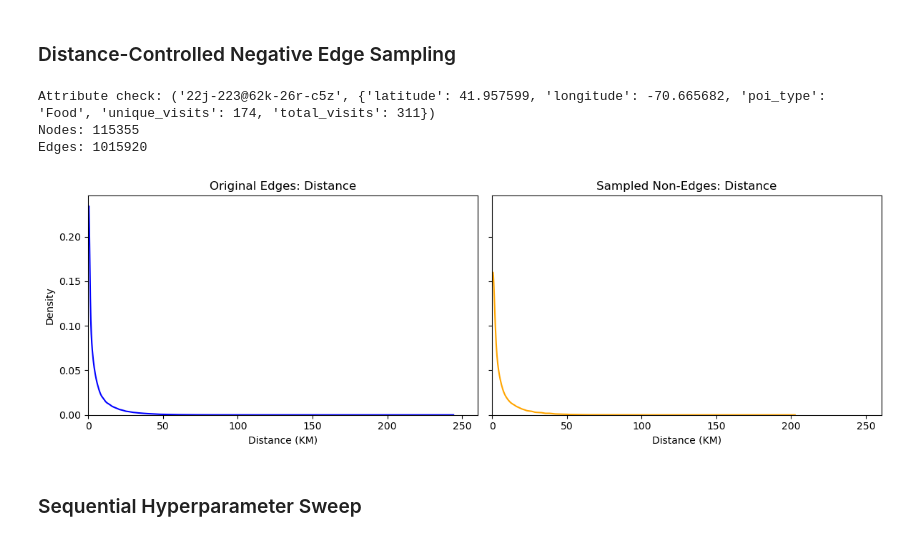
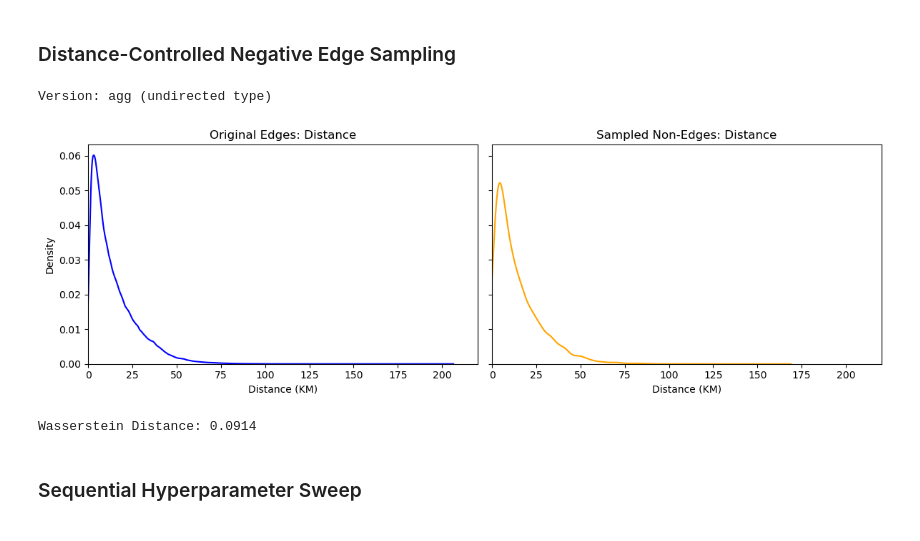
Before and after one commit to caleb-chandler/dependency-link-prediction, a Jupyter notebook: analysis.ipynb, the cells around one changed output. Drawn from its saved outputs; the diff is of its cells as text; code cells hidden in the pictures.

Commit message:
checkpoint before running new tests

```diff
--- a/analysis.ipynb
+++ b/analysis.ipynb
@@ -28,13 +28,15 @@ import esda
 import glob, os, re
 from scipy.stats import ks_2samp
 import math
+from haversine import haversine, Unit
+from scipy.stats import wasserstein_distance
 
 import plotly.io as pio
 pio.renderers.default = "notebook"
 
 seed = 21
 vers = 'agg'
-aggtype = 'dir'
+aggtype = 'undir'
 agg = False
 weight = 'cov'
 
@@ -59,6 +61,9 @@ else:
     print("Invalid version.")
 
 save_dir.mkdir(parents=True, exist_ok=True)
-print(f"Version: {vers} ({aggtype}ected type)")
+if agg:
+    print(f"Version: {vers} ({aggtype}ected type)")
+else:
+    print(f"Version: {vers}")
 print(f'Seed: {seed}')
 # %% [output]
@@ -370,42 +401,53 @@ Score saved.
 # Plots/Verification
 
 from pipeline import distribution_finder, sample_non_edges_dist_controlled, sample_non_edges_agg_stratified, load
+if agg:
+    print(f"Version: {vers} ({aggtype}ected type)")
+else:
+    print(f"Version: {vers}")
 
 # Generate the sample
 if agg == False:
-    G = load(r'data/undir_trials/thresholded_networks/0_network.txt')
+    G = load('data/undir_trials/thresholded_networks/0_network.txt')
     distrs, sets = distribution_finder(G, bins=50)
     dist_distr = distrs[0]
     sample = sample_non_edges_dist_controlled(G, dist_distr, len(list(G.nodes())) // 2)
+    original_distances = list(nx.get_edge_attributes(G, 'DIST_KM').values())
 else:
-    G =
-    sample = sample_non_edges_agg_stratified(G, len(list(G.nodes())) // 2)
-
-original_distances = list(nx.get_edge_attributes(G, 'DIST_KM').values())
+    with open(fpath, 'rb') as f:
+        G = pickle.load(f)
+    distrs, sets = distribution_finder(G, bins=50)
+    dist_distr = distrs[0]
+    sample = sample_non_edges_dist_controlled(G, dist_distr, len(list(G.nodes())) // 2)
+    #sample = sample_non_edges_agg_stratified(G, len(list(G.nodes())) // 2)
+    original_distances = [d for d in nx.get_edge_attributes(G, 'DIST_KM').values()
+                      if d is not None and not math.isnan(d)]
 
 locs = []
 for u, v in sample:
     lat_u, lon_u = G.nodes[u]['latitude'], G.nodes[u]['longitude']
     lat_v, lon_v = G.nodes[v]['latitude'], G.nodes[v]['longitude']
     locs.append((lat_u, lon_u, lat_v, lon_v))
 
 sampled_distances = [haversine((lat1, lon1), (lat2, lon2)) for (lat1, lon1, lat2, lon2) in locs]
 
 fig, axes = plt.subplots(1, 2, figsize=(12, 4), sharex=True, sharey=True)
 pd.Series(original_distances).plot.kde(bw_method='scott', ax=axes[0], title='Original Edges: Distance', color='blue')
 pd.Series(sampled_distances).plot.kde(bw_method='scott', ax=axes[1], title='Sampled Non-Edges: Distance', color='orange')
 axes[0].set_xlabel('Distance (KM)')
 axes[1].set_xlabel('Distance (KM)')
 axes[0].set_xlim(left=0)
 axes[1].set_ylim(bottom=0)
 plt.tight_layout()
 #plt.savefig(r'data\undir_trials\imgs\distance_distr_comp.png')
 plt.show()
+
+# wasserstein distance
+print(f'Wasserstein Distance: {wasserstein_distance(original_distances, sampled_distances):.4f}')
 # %% [output]
-Attribute check: ('22j-223@62k-26r-c5z', {'latitude': 41.957599, 'longitude': -70.665682, 'poi_type': 'Food', 'unique_visits': 174, 'total_visits': 311})
-Nodes: 115355
-Edges: 1015920
+Version: agg (undirected type)
-[figure, old version]
+[figure, new version]
+Wasserstein Distance: 0.0914
 # %%
 # Re-running pipeline
 
```
Also changed, not shown: parts of 10 cells of this notebook, 15 other files.
